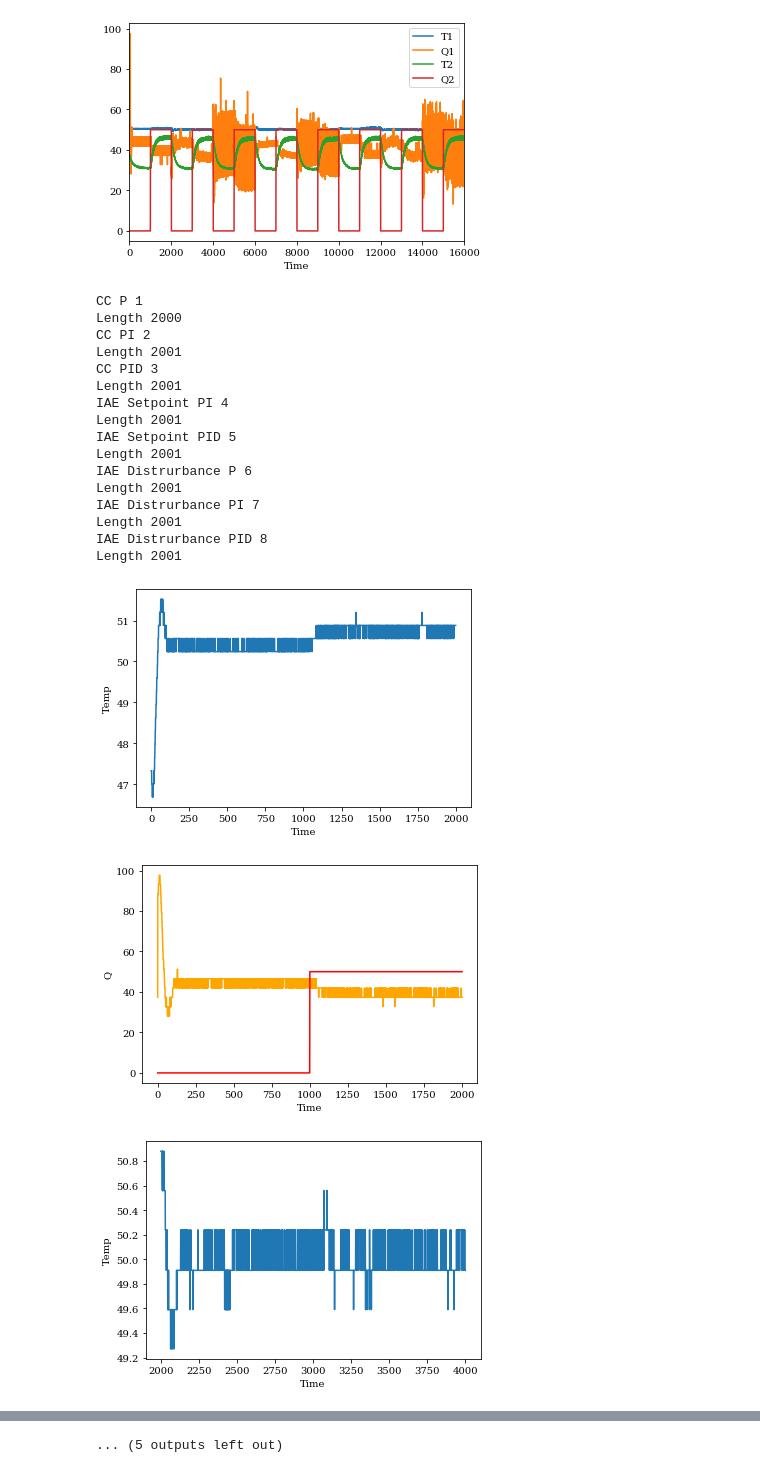
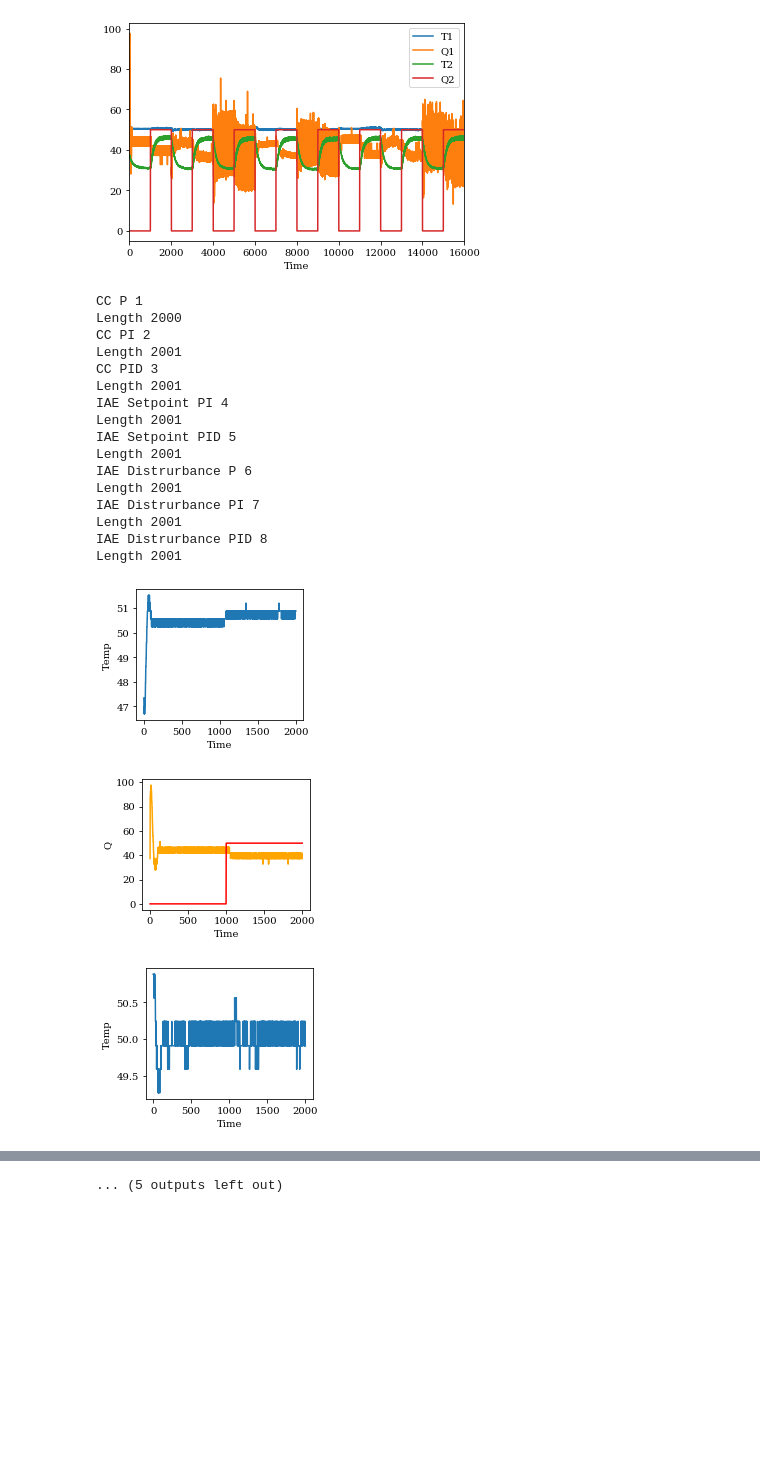
Before and after one commit to JarrydWebber/CPB-Group-17-2020, a Jupyter notebook: Control Comparisons CSV Load Disturbance.ipynb, the cells around one changed output, grey strips where cells are left out. Cells and saved outputs as stored; diff of their text form; code cells hidden in the pictures; blank space fills up the shorter version.

```diff
--- a/Control Comparisons CSV Load Disturbance.ipynb
+++ b/Control Comparisons CSV Load Disturbance.ipynb
@@ -38,6 +38,10 @@ data_frame.plot()
 # %% [output]
 <matplotlib.axes._subplots.AxesSubplot at 0x...>
 [figure]
+# %%
+aspect_ratio = 4 / 5
+FULLSIZE = 5, 5 * aspect_ratio
+HALFSIZE = 3, 3 * aspect_ratio
 # %%
 checker = 1
 lower = 0
@@ -45,39 +49,44 @@ for index, row in data_frame.iterrows():
 #     print (index/2000, checker)
     if index/2000 >= checker:
         upper = index
         print (Names[checker-1], checker)
-        checker+=1
 
 
-        plt.figure()
-        plt.plot(data_frame[lower:upper]['T1'])
+
+        plt.figure(figsize = HALFSIZE)
+        plt.plot(data_frame[lower:upper].index - lower, data_frame[lower:upper]['T1'])
         plt.xlabel('Time')
         plt.ylabel('Temp')
-        plt.figure()
-        plt.plot(data_frame[lower:upper]['Q1'], 'orange')
-        plt.plot(data_frame[lower:upper]['Q2'], 'r')
+        plt.savefig(r'PDFS\Disturbance\\' + Names[checker-1] + ' - Disturbance Temperature.pdf')
+
+        plt.figure(figsize = HALFSIZE)
+        plt.plot(data_frame[lower:upper].index - lower, data_frame[lower:upper]['Q1'], 'orange')
+        plt.plot(data_frame[lower:upper].index - lower, data_frame[lower:upper]['Q2'], 'r')
         plt.xlabel('Time')
         plt.ylabel('Q')
+        plt.savefig(r'PDFS\Disturbance\\' + Names[checker-1] + ' - Disturbance Heater Fraction.pdf')
 
         print ('Length',len(data_frame[lower:upper]['T1']))
+
+        checker+=1
         lower = index
 # %% [output]
 CC P 1
 Length 2000
 CC PI 2
 Length 2001
 CC PID 3
 Length 2001
 IAE Setpoint PI 4
 Length 2001
 IAE Setpoint PID 5
 Length 2001
 IAE Distrurbance P 6
 Length 2001
 IAE Distrurbance PI 7
 Length 2001
 IAE Distrurbance PID 8
 Length 2001
-[figure, old version]
+[figure, new version]
-[figure, old version]
+[figure, new version]
-[figure, old version]
+[figure, new version]
```
Also changed, not shown: parts of 1 cell of this notebook, 13 other files.
